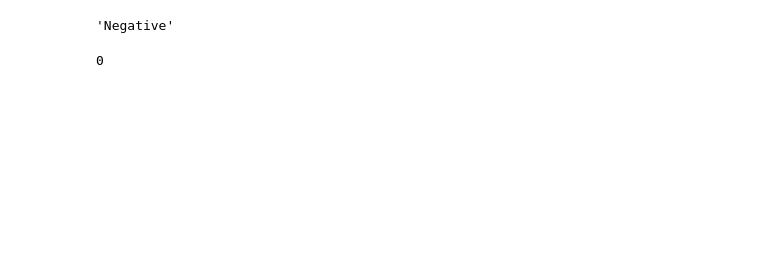
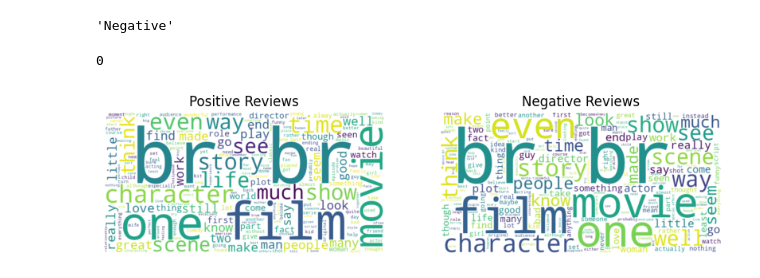
Before and after one commit to Himanshu0518/NLP, a Jupyter notebook: sentiment_analysis_on_IMDB_reviews.ipynb, the cells around one changed output. Drawn from its saved outputs; the diff is of its cells as text; code cells hidden in the pictures; blank space fills up the shorter version.

```diff
--- a/sentiment_analysis_on_IMDB_reviews.ipynb
+++ b/sentiment_analysis_on_IMDB_reviews.ipynb
@@ -300,3 +329,31 @@ predict(review)
 df.iloc[500]['sentiments']
 # %% [output]
 0
+# %%
+from wordcloud import WordCloud
+import matplotlib.pyplot as plt
+
+# Filter for positive and negative reviews
+positive = df[df['sentiments'] == 1]
+negative = df[df['sentiments'] == 0]
+
+Positive_reviews = ' '.join(positive['text'])
+Negative_reviews = ' '.join(negative['text'])
+
+wordcloud_positive = WordCloud(width=800, height=400, background_color='white').generate(Positive_reviews)
+wordcloud_negative = WordCloud(width=800, height=400, background_color='white').generate(Negative_reviews)
+
+plt.figure(figsize=(10, 5))
+plt.subplot(1, 2, 1)
+plt.imshow(wordcloud_positive, interpolation='bilinear')
+plt.axis('off')
+plt.title('Positive Reviews')
+
+plt.subplot(1, 2, 2)
+plt.imshow(wordcloud_negative, interpolation='bilinear')
+plt.axis('off')
+plt.title('Negative Reviews')
+
+plt.show()
+# %% [output]
+[figure, added]
```
Also changed, not shown: parts of 19 cells of this notebook.
